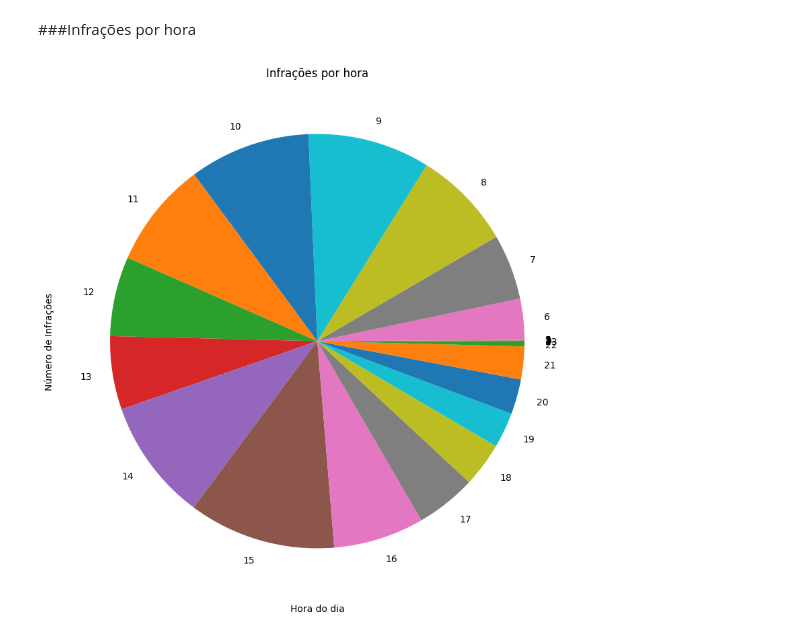
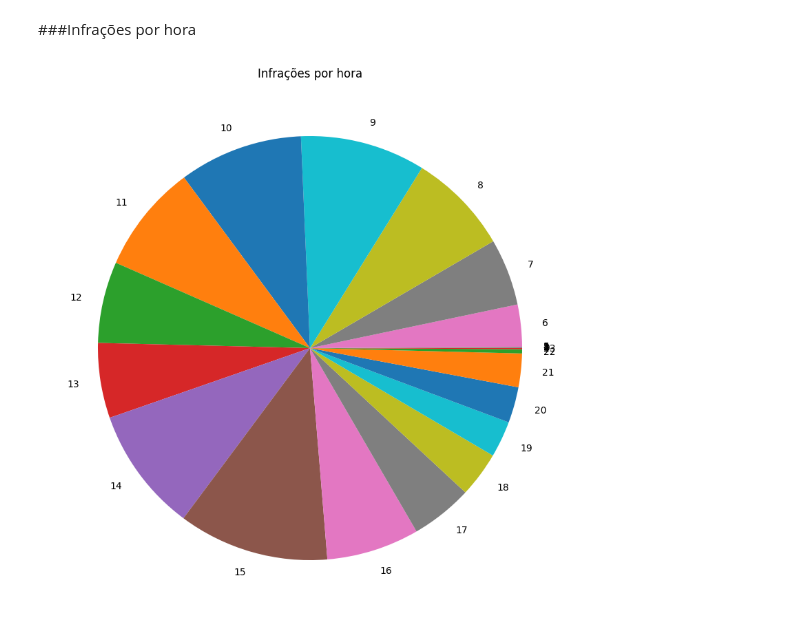
Before and after one commit to Barros313/Big-Data-1---Senac-TADS028, a Jupyter notebook: BigData1.ipynb, the cells around one changed output. Cells and saved outputs as stored; diff of their text form; code cells hidden in the pictures.

```diff
--- a/BigData1.ipynb
+++ b/BigData1.ipynb
@@ -327,15 +327,13 @@ plt.show()
 # %%
 infra['hora'] = pd.to_datetime(infra['horainfracao'], format='%H:%M:%S').dt.hour
 
 infra_por_hora = infra.groupby('hora').size()
 
 plt.figure(figsize=(10, 10))
 infra_por_hora.plot(kind='pie')
 plt.title('Infrações por hora')
-plt.xlabel('Hora do dia')
-plt.ylabel('Número de Infrações')
 plt.xticks(rotation=0)
 
 plt.show()
 # %% [output]
-[figure, old version]
+[figure, new version]
```
Also changed, not shown: parts of 2 cells of this notebook.
